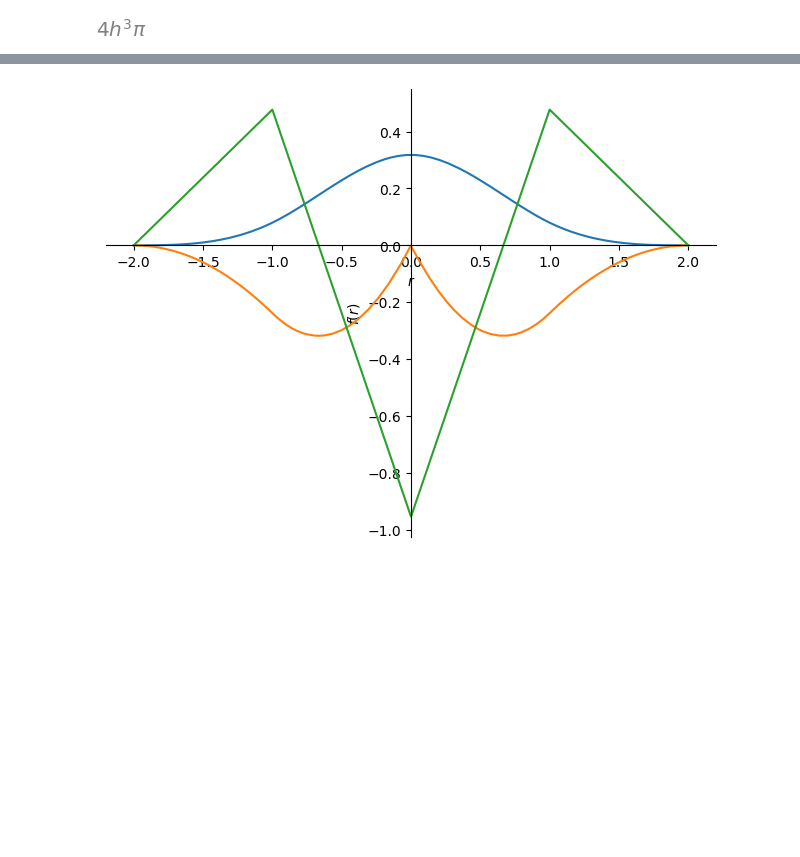
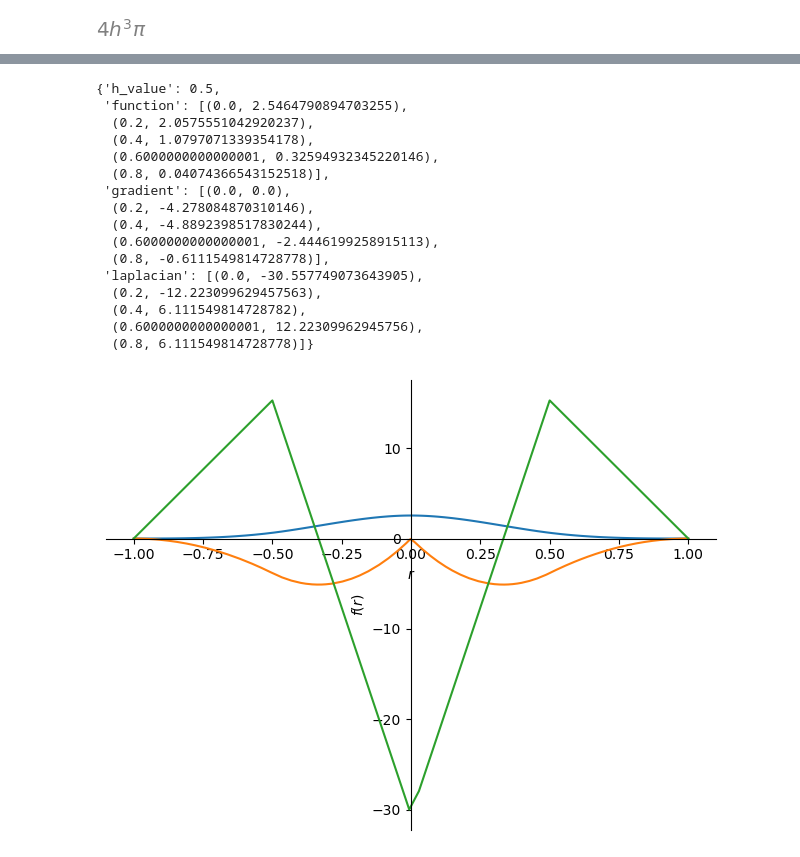
Before and after one commit to CcydtN/SmoothParticleHydrodynamics, a Jupyter notebook: equation/cubic_spline.ipynb, the cells around one changed output, grey strips where cells are left out. Drawn from its saved outputs; the diff is of its cells as text; code cells hidden in the pictures; blank space fills up the shorter version.

Commit message:
Generate test samples

```diff
--- a/equation/cubic_spline.ipynb
+++ b/equation/cubic_spline.ipynb
@@ -49,0 +22,3 @@ s = [(h, 1), (pi, math.pi)]
+# %%
+function, gradient, laplacian = util.get_derivatives(func, r)
+display(function, gradient, laplacian)
@@ -50,10 +29,31 @@ s = [(h, 1), (pi, math.pi)]
 # %%
-s = [(h,1), (pi, math.pi), (r,abs(r))]
+test_h = 0.5
+upper_bound = 2*test_h
 
+s = [(h, test_h), (pi, math.pi), (r, abs(r))]
 f = (func/volume).subs(s)
 g = (gradient/volume).subs(s)
-l = (lapcian/volume).subs(s)
+l = (laplacian/volume).subs(s)
 
-a = plot(f,g,l, (r, -2, 2))
+util.sampling(f, g, l, r, upper_bound, test_h, "samples/cubic_spline.json")
 # %% [output]
-[figure, removed]
+{'h_value': 0.5,
+ 'function': [(0.0, 2.5464790894703255),
+  (0.2, 2.0575551042920237),
+  (0.4, 1.0797071339354178),
+  (0.6000000000000001, 0.32594932345220146),
+  (0.8, 0.04074366543152518)],
+ 'gradient': [(0.0, 0.0),
+  (0.2, -4.278084870310146),
+  (0.4, -4.8892398517830244),
+  (0.6000000000000001, -2.4446199258915113),
+  (0.8, -0.6111549814728778)],
+ 'laplacian': [(0.0, -30.557749073643905),
+  (0.2, -12.223099629457563),
+  (0.4, 6.111549814728782),
+  (0.6000000000000001, 12.22309962945756),
+  (0.8, 6.111549814728778)]}
+# %%
+a = plot(f,g,l, (r, -upper_bound, upper_bound))
+# %% [output]
+[figure, added]
```
Also changed, not shown: parts of 8 cells of this notebook, 3 other files.
